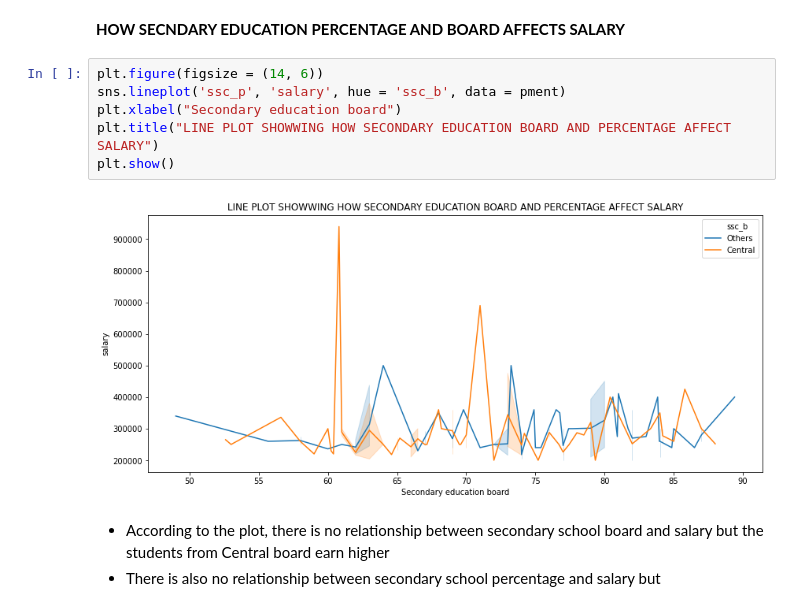
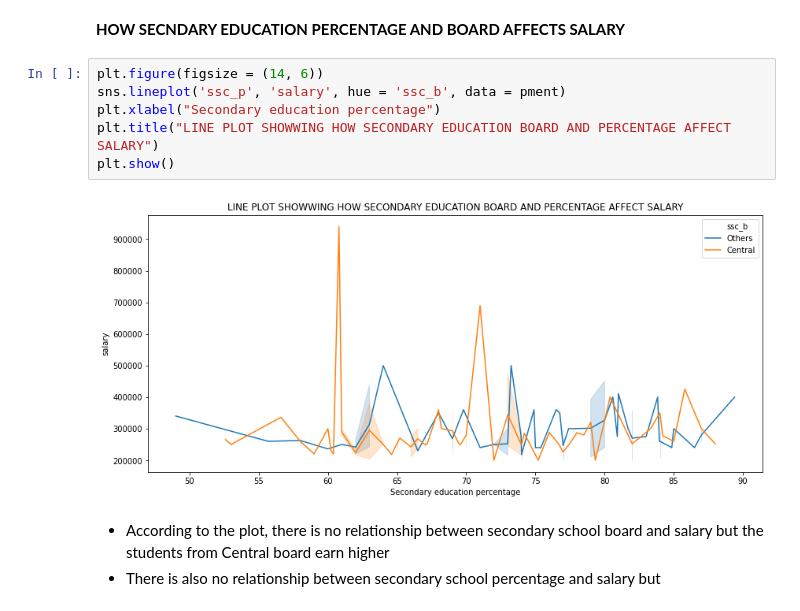
Before and after one commit to devchoplife/Campus-placement, a Jupyter notebook: school_placement_analysis.ipynb, the cells around one changed output. Saved outputs shown, nothing was run; the diff lists cells and outputs as text.

```diff
--- a/school_placement_analysis.ipynb
+++ b/school_placement_analysis.ipynb
@@ -265,11 +265,11 @@ plt.show()
 # %%
 plt.figure(figsize = (14, 6))
 sns.lineplot('ssc_p', 'salary', hue = 'ssc_b', data = pment)
-plt.xlabel("Secondary education board")
+plt.xlabel("Secondary education percentage")
 plt.title("LINE PLOT SHOWWING HOW SECONDARY EDUCATION BOARD AND PERCENTAGE AFFECT SALARY")
 plt.show()
 # %% [output]
-[figure, old version]
+[figure, new version]
 # %% [markdown]
 * According to the plot, there is no relationship between secondary school board and salary but the students from Central board earn higher
 * There is also no relationship between secondary school percentage and salary but
```
